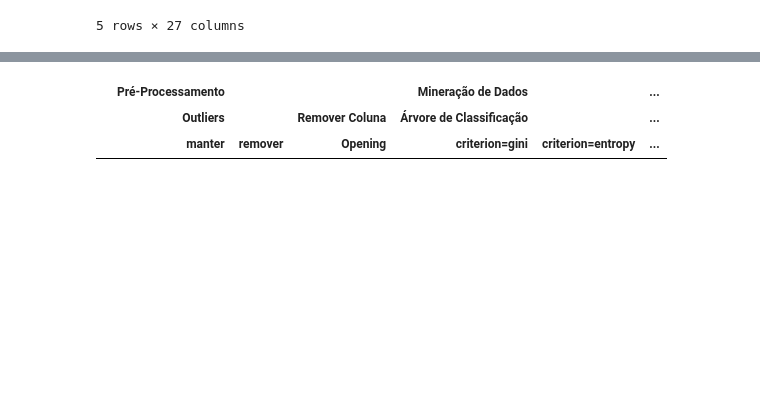
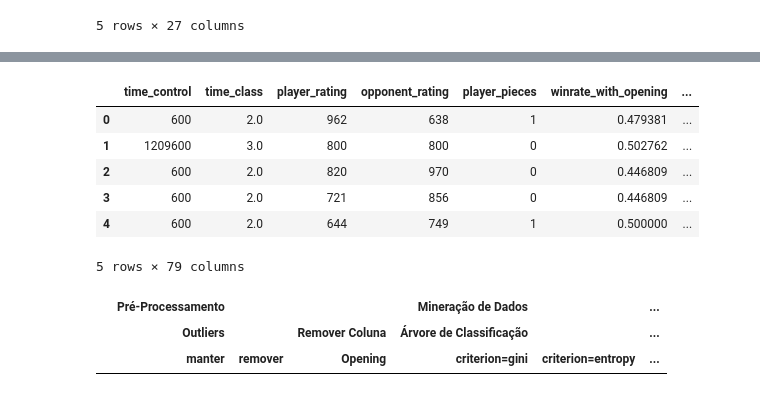
Before and after one commit to Mr-Barros/ENG4040, a Jupyter notebook: src/experimentacao/arvores_classificacao.ipynb, the cells around one changed output, grey strips where cells are left out. Drawn from its saved outputs; the diff is of its cells as text; code cells hidden in the pictures; blank space fills up the shorter version.

```diff
--- a/src/experimentacao/arvores_classificacao.ipynb
+++ b/src/experimentacao/arvores_classificacao.ipynb
@@ -127,3 +141,65 @@ SyntaxError: incomplete input (2880314112.py, line 2)
+# %%
+oe_time_class = OrdinalEncoder(categories=[['bullet', 'blitz', 'rapid', 'daily']])
+ohe_eco = OneHotEncoder(sparse_output=False).set_output(transform='pandas')
+le_player_pieces = LabelEncoder()
+ohe_win_method = OneHotEncoder(sparse_output=False).set_output(transform='pandas')
+oe_result = OrdinalEncoder(categories=[['loss', 'draw', 'win']])
+scaler = MinMaxScaler()
+
+def preprocessing(data: pd.DataFrame, remove_columns: list[str] = []) -> pd.DataFrame:
+    df = data.copy()
+
+    df.drop(columns=remove_columns, inplace=True)
+
+    if not hasattr(oe_time_class, 'categories_'):
+        df['time_class'] = oe_time_class.fit_transform(df[['time_class']])
+    else:
+        df['time_class'] = oe_time_class.transform(df[['time_class']])
+
+    if not hasattr(ohe_eco, 'categories_'):
+        eco_encoded = ohe_eco.fit_transform(df[['eco']])
+    else:
+        eco_encoded = ohe_eco.transform(df[['eco']])
+
+    df = pd.concat([df, eco_encoded], axis=1)
+    df.drop(columns=['eco'], axis = 1, inplace = True)
+
+    if not hasattr(le_player_pieces, 'classes_'):
+        df['player_pieces'] = le_player_pieces.fit_transform(df['player_pieces'])
+    else:
+        df['player_pieces'] = le_player_pieces.transform(df['player_pieces'])
+
+    if not hasattr(ohe_win_method, 'categories_'):
+        win_method_encoded = ohe_win_method.fit_transform(df[['win_method']])
+    else:
+        win_method_encoded = ohe_win_method.transform(df[['win_method']])
+
+    df = pd.concat([df, win_method_encoded], axis=1)
+    df.drop(columns=['win_method'], axis = 1, inplace = True)
+
+    if not hasattr(oe_result, 'categories_'):
+        df['result'] = oe_result.fit_transform(df[['result']])
+    else:
+        df['result'] = oe_result.transform(df[['result']])
+
+    # if not hasattr(scaler, 'scale_'):
+    #     df[df.columns] = scaler.fit_transform(df[df.columns])
+    # else:
+    #     df[df.columns] = scaler.transform(df[df.columns])
+
+    return df
+
+df = preprocessing(df)
+
+df.head()
+# %% [output]
+|  | time_control | time_class | player_rating | opponent_rating | player_pieces | winrate_with_opening | ... |
+| 0 | 600 | 2.0 | 962 | 638 | 1 | 0.479381 | ... |
+| 1 | 1209600 | 3.0 | 800 | 800 | 0 | 0.502762 | ... |
+| 2 | 600 | 2.0 | 820 | 970 | 0 | 0.446809 | ... |
+| 3 | 600 | 2.0 | 721 | 856 | 0 | 0.446809 | ... |
+| 4 | 600 | 2.0 | 644 | 749 | 1 | 0.500000 | ... |
+5 rows × 79 columns
 # %%
 def remove_outliers(data: pd.DataFrame) -> pd.DataFrame:
     df = data
```
Also changed, not shown: parts of 6 cells of this notebook.
